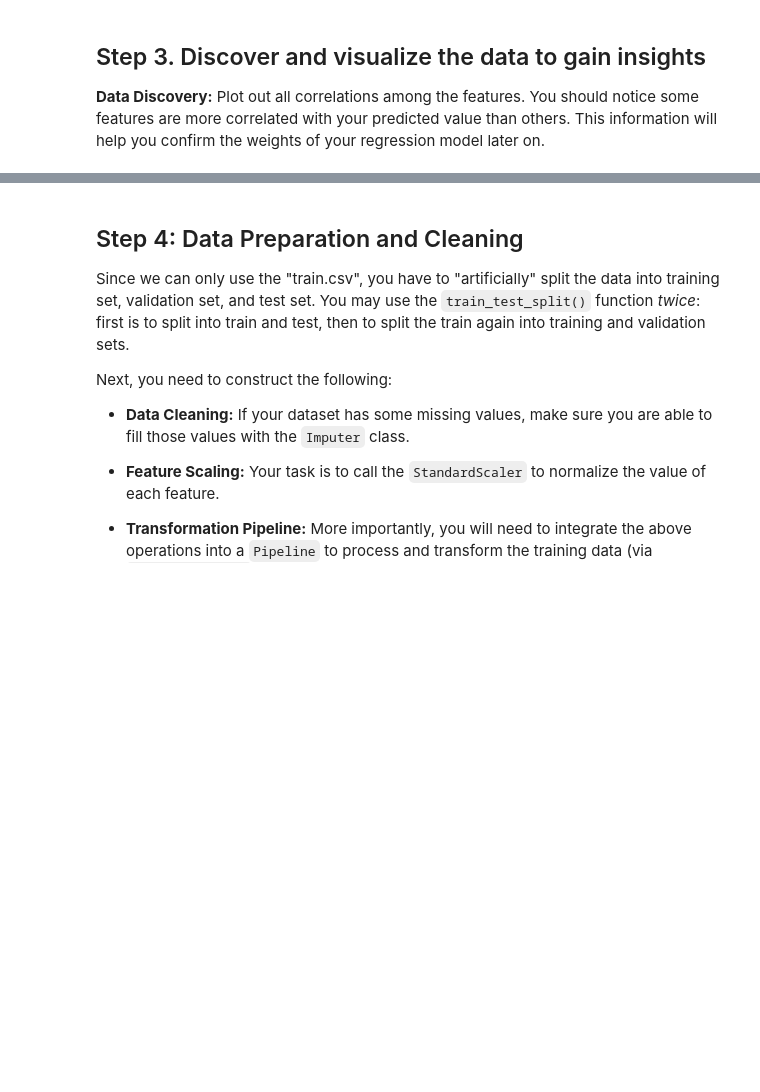
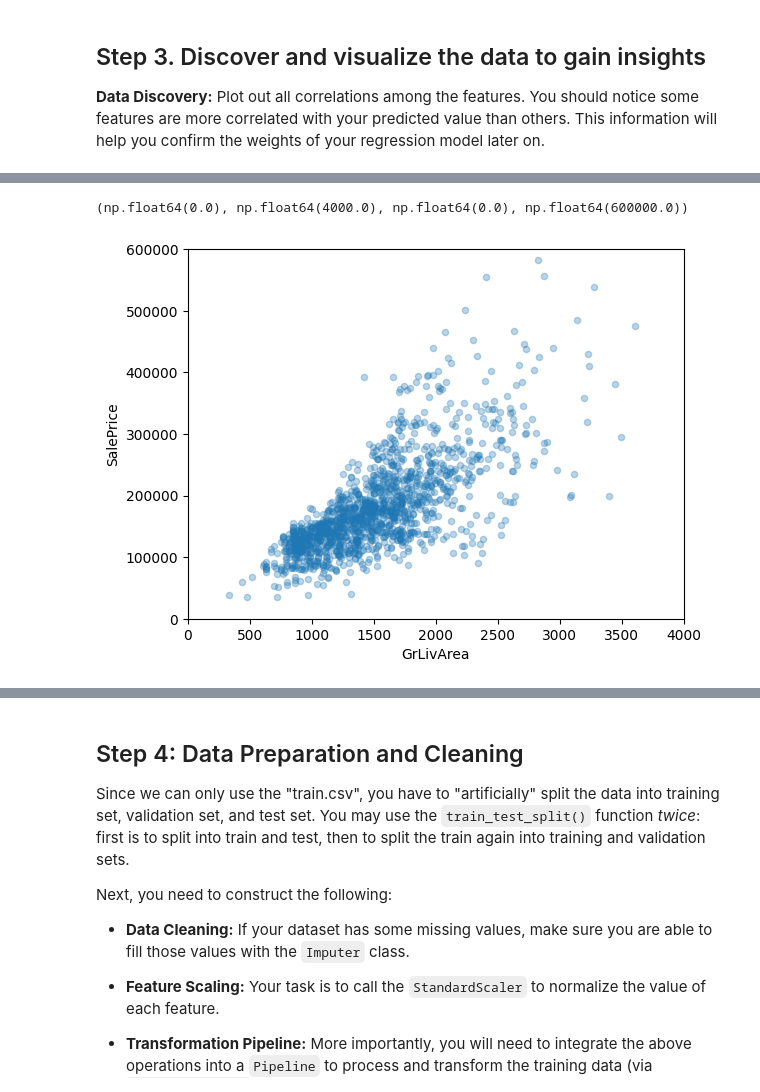
Before and after one commit to cwang12197/cs_4774_ml, a Jupyter notebook: ames_housing_prices/mjq2bt_codeathon_1.ipynb, the cells around one changed output, grey strips where cells are left out. Drawn from its saved outputs; the diff is of its cells as text; code cells hidden in the pictures; blank space fills up the shorter version.

```diff
--- a/ames_housing_prices/mjq2bt_codeathon_1.ipynb
+++ b/ames_housing_prices/mjq2bt_codeathon_1.ipynb
@@ -109,0 +160,7 @@ plt.show()
+# %%
+housing.plot(kind="scatter", x="GrLivArea", y="SalePrice",
+             alpha=0.3)
+plt.axis([0, 4000, 0, 600000])
+# %% [output]
+(np.float64(0.0), np.float64(4000.0), np.float64(0.0), np.float64(600000.0))
+[figure, added]
```
Also changed, not shown: parts of 11 cells of this notebook.
